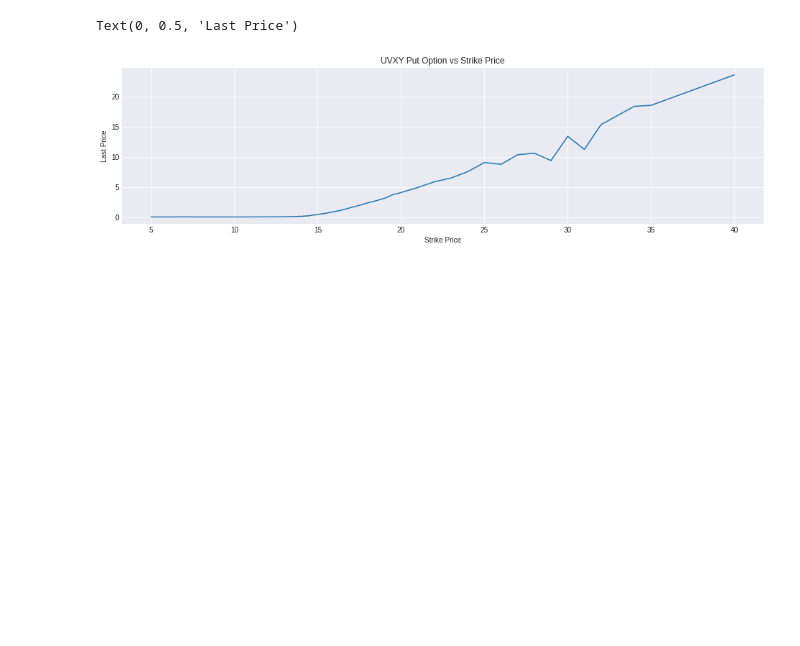
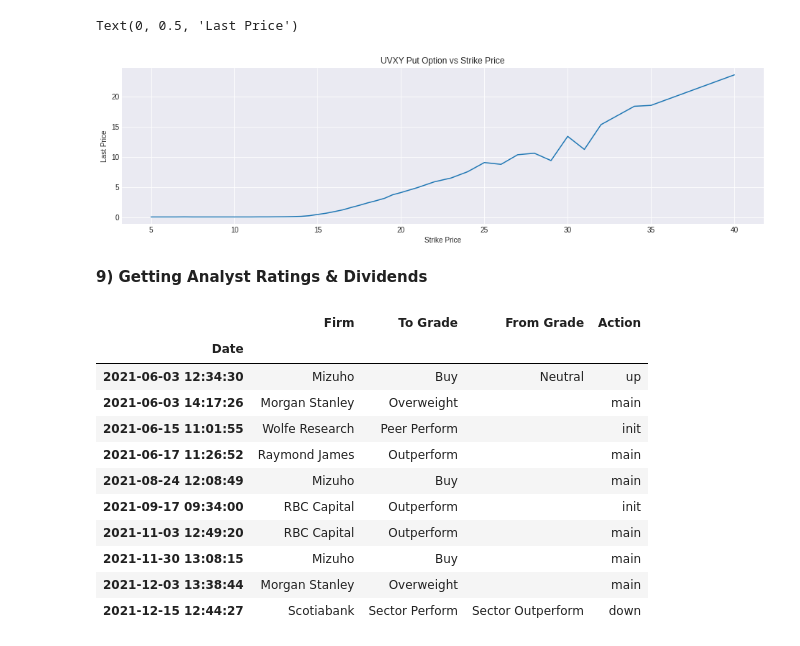
Before and after one commit to jade-lam/Stock-Portfolio, a Jupyter notebook: Quant Codes - For Stock Analysis.ipynb, the cells around one changed output. Drawn from its saved outputs; the diff is of its cells as text; code cells hidden in the pictures; blank space fills up the shorter version.

```diff
--- a/Quant Codes - For Stock Analysis.ipynb
+++ b/Quant Codes - For Stock Analysis.ipynb
@@ -238,3 +238,5 @@ plt.ylabel('Last Price')
 # %% [output]
 Text(0, 0.5, 'Last Price')
 [figure]
+# %% [markdown]
+**9) Getting Analyst Ratings & Dividends**
@@ -240,0 +247,19 @@ Text(0, 0.5, 'Last Price')
+# %%
+# Analyst recommendations
+analyst_recommendations = stock_ticker.get_recommendations()
+
+# Print the last 10 recommendations
+analyst_recommendations.tail(10)
+# %% [output]
+|  | Firm | To Grade | From Grade | Action |
+| Date |  |  |  |  |
+| 2021-06-03 12:34:30 | Mizuho | Buy | Neutral | up |
+| 2021-06-03 14:17:26 | Morgan Stanley | Overweight |  | main |
+| 2021-06-15 11:01:55 | Wolfe Research | Peer Perform |  | init |
+| 2021-06-17 11:26:52 | Raymond James | Outperform |  | main |
+| 2021-08-24 12:08:49 | Mizuho | Buy |  | main |
+| 2021-09-17 09:34:00 | RBC Capital | Outperform |  | init |
+| 2021-11-03 12:49:20 | RBC Capital | Outperform |  | main |
+| 2021-11-30 13:08:15 | Mizuho | Buy |  | main |
+| 2021-12-03 13:38:44 | Morgan Stanley | Overweight |  | main |
+| 2021-12-15 12:44:27 | Scotiabank | Sector Perform | Sector Outperform | down |
```
Also changed, not shown: parts of 11 cells of this notebook.
